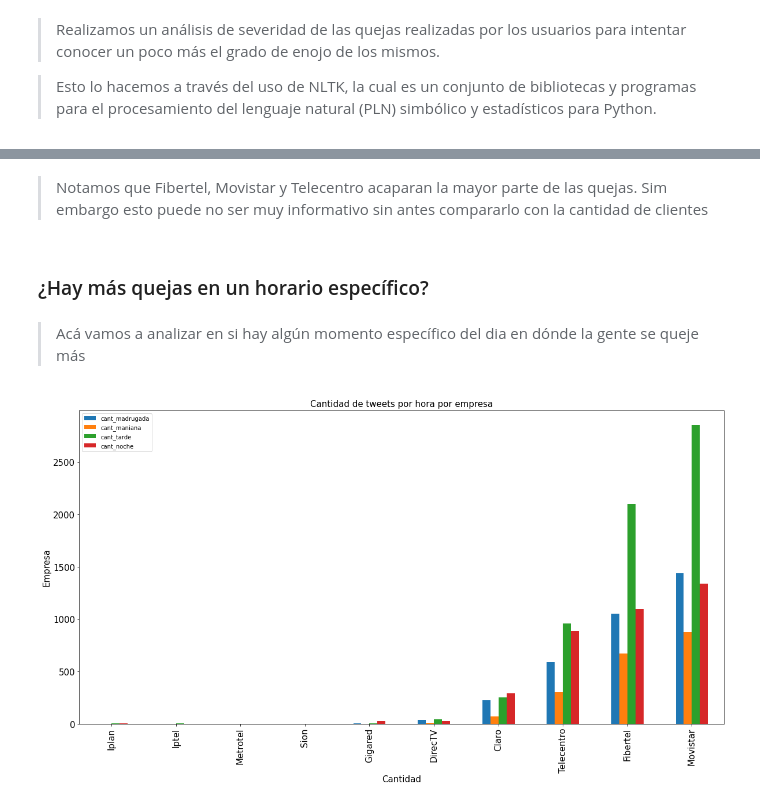
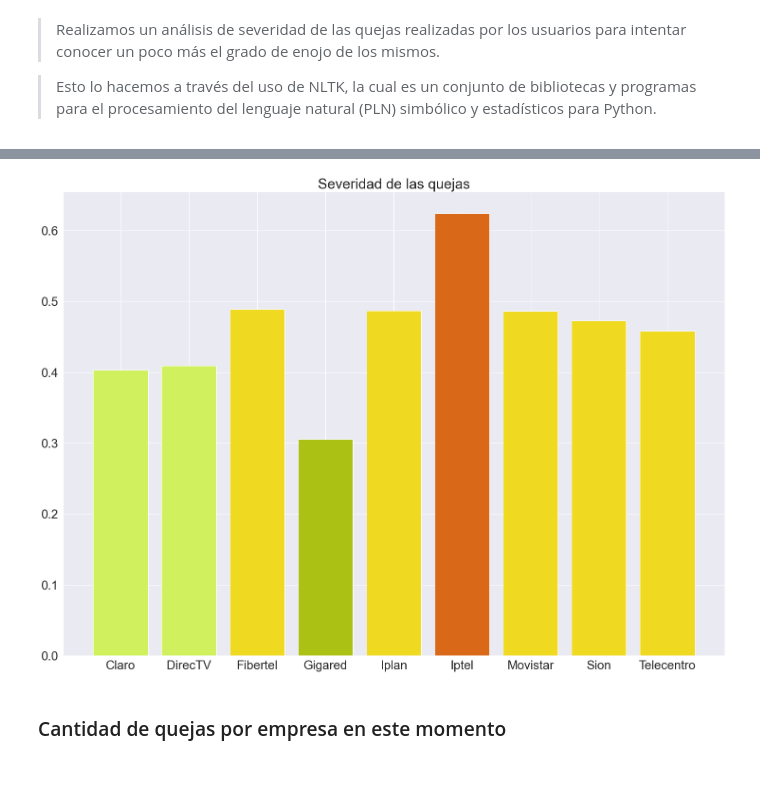
Before and after one commit to nanaccachian/wifi-twitter-data-analysis, a Jupyter notebook: Proyecto final/twitter_notebook.ipynb, the cells around one changed output, grey strips where cells are left out. Cells and saved outputs as stored; diff of their text form; code cells hidden in the pictures; blank space fills up the shorter version.

```diff
--- a/Proyecto final/twitter_notebook.ipynb
+++ b/Proyecto final/twitter_notebook.ipynb
@@ -66,14 +86,11 @@ plt.show()
 
 >Esto lo hacemos a través del uso de  NLTK, la cual es un conjunto de bibliotecas y programas para el procesamiento del lenguaje natural (PLN) simbólico y estadísticos para Python.
 # %%
+#import nltk
+#nltk.downloader.download('vader_lexicon')
 from sqlalchemy import create_engine
-import pandas as pd
-from nltk.sentiment import SentimentIntensityAnalyzer
+from nltk.sentiment.vader import SentimentIntensityAnalyzer
 
-server = 'hxsqldev02\sql2016'
-database = 'Academy_Dev_Data_RFlor'
-driver = 'SQL Server'
-engine = create_engine(f'mssql+pyodbc://{server}/{database}?driver={driver}')
 
 # Obtengo a partir de los datos de la BD la información de todos los tweets,  quotes y replies para poder
 # analizar la severidad de cada uno.
@@ -101,7 +118,7 @@ index_names = df_severity[df_severity['severity'] >= 0].index
 df_severity.drop(index_names, inplace=True)
 
 # Agrupo el dataframe por empresa y calculo el promedio
-df_severity = df_severity.groupby(by="wp_name", dropna=True).mean()
+df_severity = (df_severity.groupby(by="wp_name", dropna=True).mean())*-1
 
 print(df_severity)
 # %% [output]
@@ -173,6 +135,0 @@ plt.show()
-# %% [markdown]
->Notamos que Fibertel, Movistar y Telecentro acaparan la mayor parte de las quejas. Sim embargo esto puede no ser muy informativo sin antes compararlo con la cantidad de clientes
-# %% [markdown]
-### ¿Hay más quejas en un horario específico?
-# %% [markdown]
->Acá vamos a analizar en si hay algún momento específico del dia en dónde la gente se queje más
@@ -282,21 +136,16 @@ df_qu_horarios = pd.read_sql_query("""SELECT
-# %%
-df_horarios = df_horarios.append(df_rt_horarios)
-df_horarios = df_horarios.append(df_rp_horarios)
-df_horarios = df_horarios.append(df_qu_horarios)
-df_horarios = df_horarios.groupby(by='nombre').sum()
-
-df_horarios.sort_values('cant_madrugada',inplace=True)
-
-df_horarios.plot(kind='bar',
-             stacked=False,
-             figsize=(20, 10))
-
-plt.title('Cantidad de tweets por hora por empresa', fontsize=15)
-plt.ylabel('Empresa', fontsize=15)
-plt.xticks(fontsize=15)
-plt.yticks(fontsize=15)
-plt.xlabel('Cantidad', fontsize=15)
-
-plt.show()
-# %% [output]
-[figure, removed]
+# %%
+empresa = ['Claro','DirecTV', 'Fibertel', 'Gigared', 'Iplan', 'Iptel', 'Movistar', 'Sion', 'Telecentro']
+severity = df_severity['severity']
+
+plt.figure(figsize=(25,18))
+plt.bar(empresa, df_severity['severity'], color=['#D0F05D', '#D0F05D', '#F0D921', '#ABC215', '#F0D921',
+                                                 '#D96918', '#F0D921', '#F0D921', '#F0D921'])
+
+plt.title('Severidad de las quejas', fontsize=30)
+plt.xticks(fontsize=26)
+plt.yticks(fontsize=26)
+plt.show()
+# %% [output]
+[figure, added]
+# %% [markdown]
+### Cantidad de quejas por empresa en este momento
```
Also changed, not shown: parts of 17 cells of this notebook.
